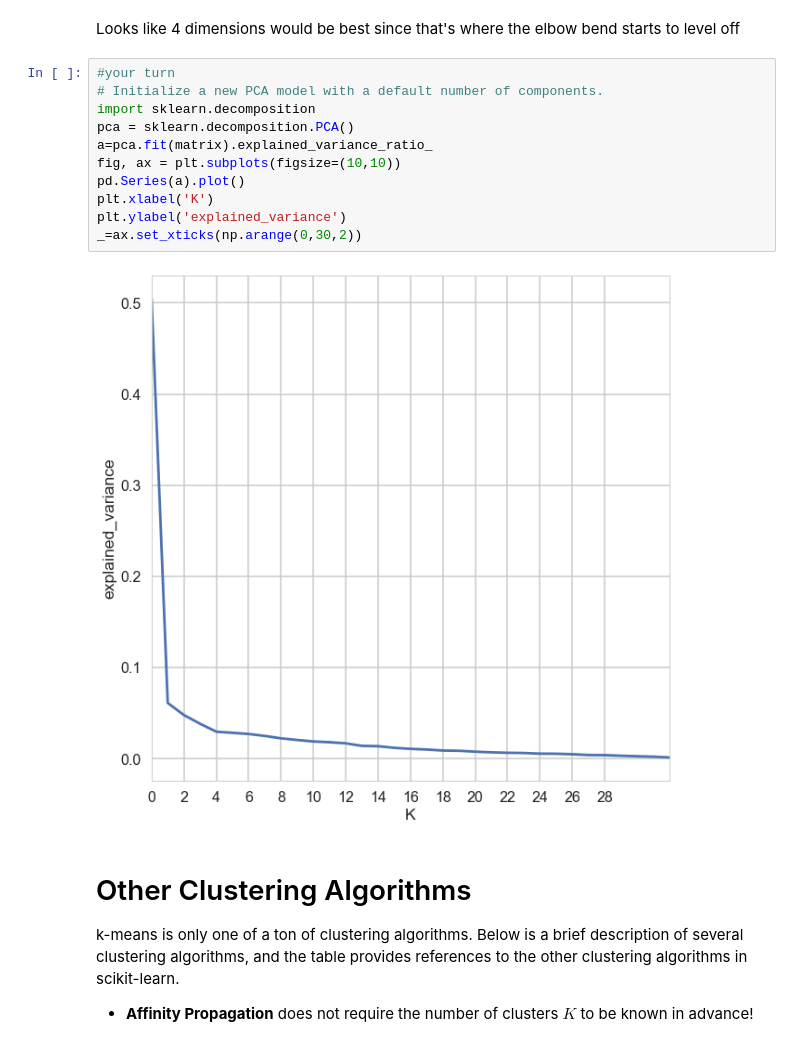
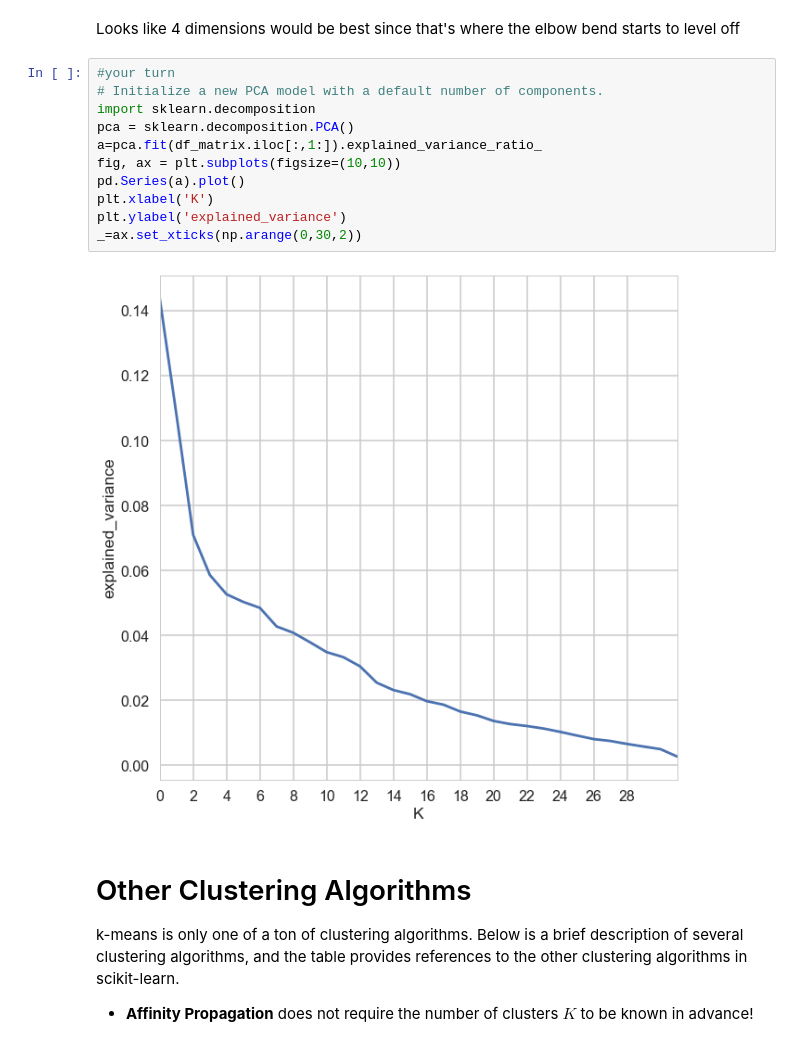
Before and after one commit to sixch/Springboard, a Jupyter notebook: Mini_Project_Clustering.ipynb, the cells around one changed output. Saved outputs shown, nothing was run; the diff lists cells and outputs as text.

```diff
--- a/Mini_Project_Clustering.ipynb
+++ b/Mini_Project_Clustering.ipynb
@@ -421,16 +423,16 @@ Looks like 4 dimensions would be best since that's where the elbow bend starts t
 # %%
 #your turn
 # Initialize a new PCA model with a default number of components.
 import sklearn.decomposition
 pca = sklearn.decomposition.PCA()
-a=pca.fit(matrix).explained_variance_ratio_
+a=pca.fit(df_matrix.iloc[:,1:]).explained_variance_ratio_
 fig, ax = plt.subplots(figsize=(10,10))
 pd.Series(a).plot()
 plt.xlabel('K')
 plt.ylabel('explained_variance')
 _=ax.set_xticks(np.arange(0,30,2))
 # %% [output]
-[figure, old version]
+[figure, new version]
 # %% [markdown]
 # Other Clustering Algorithms
 
```
Also changed, not shown: parts of 12 cells of this notebook.
